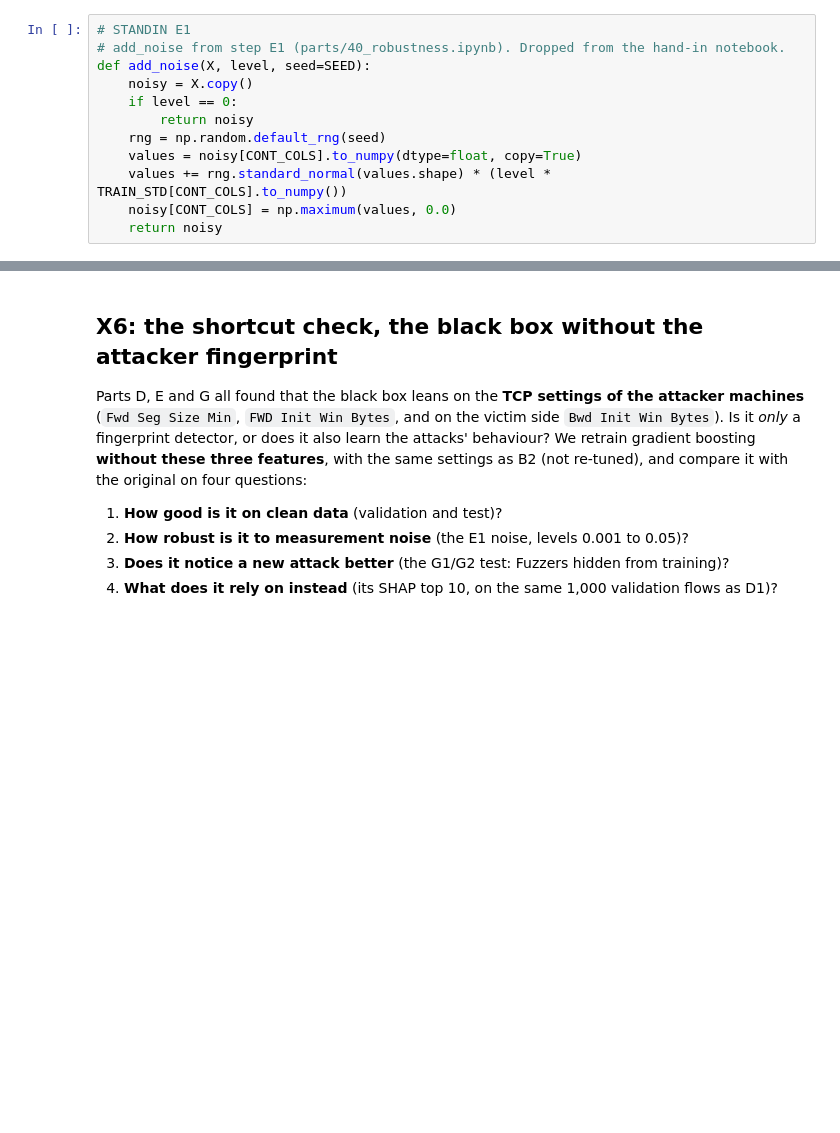
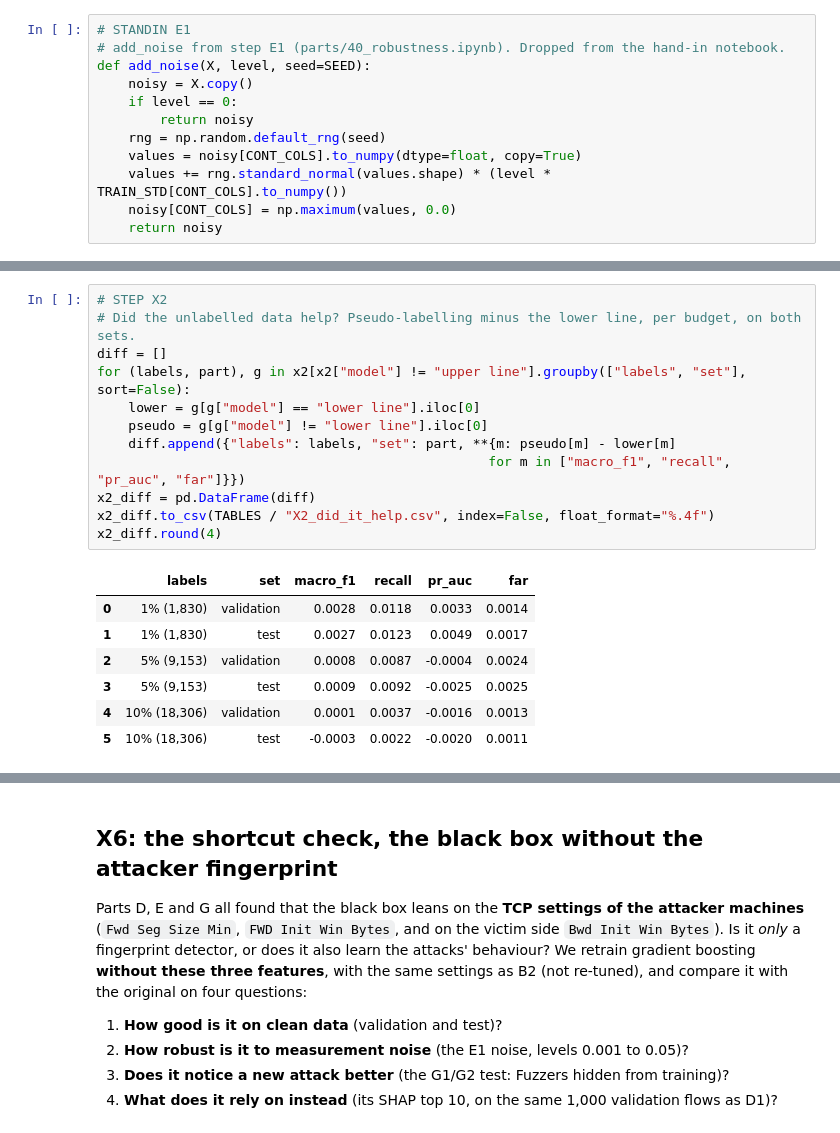
Before and after one commit to steve-nt/AI-for-Cybersecurity-Final-Mini-Project, a Jupyter notebook: parts/70_extras.ipynb, the cells around one changed output, grey strips where cells are left out. Drawn from its saved outputs; the diff is of its cells as text; blank space fills up the shorter version.

```diff
--- a/parts/70_extras.ipynb
+++ b/parts/70_extras.ipynb
@@ -59,0 +126,20 @@ def add_noise(X, level, seed=SEED):
+# %%
+# STEP X2
+# Did the unlabelled data help? Pseudo-labelling minus the lower line, per budget, on both sets.
+diff = []
+for (labels, part), g in x2[x2["model"] != "upper line"].groupby(["labels", "set"], sort=False):
+    lower = g[g["model"] == "lower line"].iloc[0]
+    pseudo = g[g["model"] != "lower line"].iloc[0]
+    diff.append({"labels": labels, "set": part, **{m: pseudo[m] - lower[m]
+                                                  for m in ["macro_f1", "recall", "pr_auc", "far"]}})
+x2_diff = pd.DataFrame(diff)
+x2_diff.to_csv(TABLES / "X2_did_it_help.csv", index=False, float_format="%.4f")
+x2_diff.round(4)
+# %% [output]
+|  | labels | set | macro_f1 | recall | pr_auc | far |
+| 0 | 1% (1,830) | validation | 0.0028 | 0.0118 | 0.0033 | 0.0014 |
+| 1 | 1% (1,830) | test | 0.0027 | 0.0123 | 0.0049 | 0.0017 |
+| 2 | 5% (9,153) | validation | 0.0008 | 0.0087 | -0.0004 | 0.0024 |
+| 3 | 5% (9,153) | test | 0.0009 | 0.0092 | -0.0025 | 0.0025 |
+| 4 | 10% (18,306) | validation | 0.0001 | 0.0037 | -0.0016 | 0.0013 |
+| 5 | 10% (18,306) | test | -0.0003 | 0.0022 | -0.0020 | 0.0011 |
```
Also changed, not shown: parts of 4 cells of this notebook, 4 other files.
